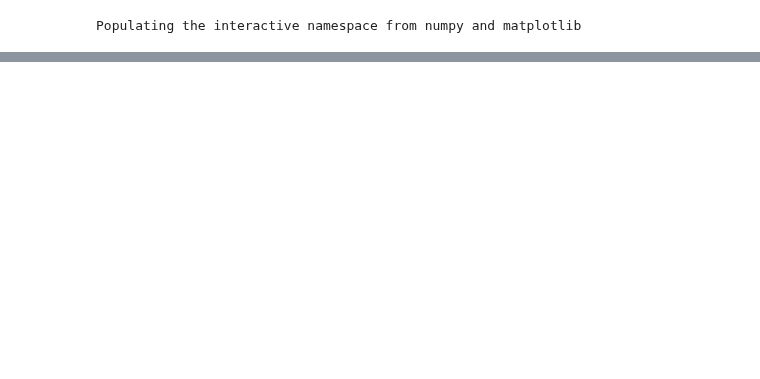
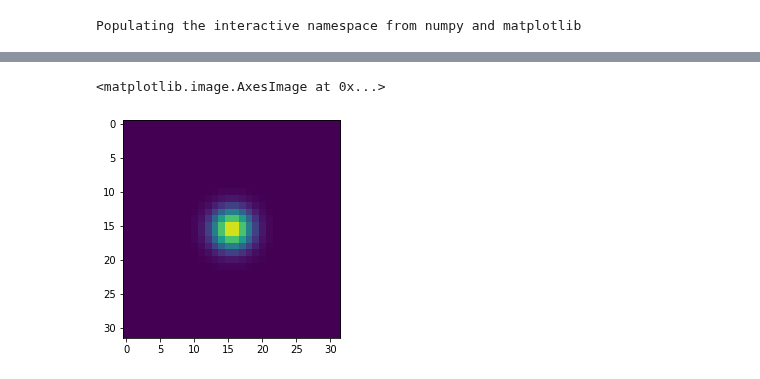
Before and after one commit to kkhchung/smlm-dl, a Jupyter notebook: smlm_dl/simulate_tests.ipynb, the cells around one changed output, grey strips where cells are left out. Drawn from its saved outputs; the diff is of its cells as text; code cells hidden in the pictures; blank space fills up the shorter version.

Commit message:
Added function to generate 3D Gaussian volume.
Changed sig to be in units of pixels.

```diff
--- a/smlm_dl/simulate_tests.ipynb
+++ b/smlm_dl/simulate_tests.ipynb
@@ -10,0 +14,6 @@ imshow(simulate.simulate_image_gauss2d(128, 128, 16))
+# %%
+reload(simulate)
+imshow(simulate.simulate_centered_2d_gaussian(32, 32), vmin=0, vmax=1)
+# %% [output]
+<matplotlib.image.AxesImage at 0x...>
+[figure, added]
```
Also changed, not shown: parts of 3 cells of this notebook, 1 other file.
